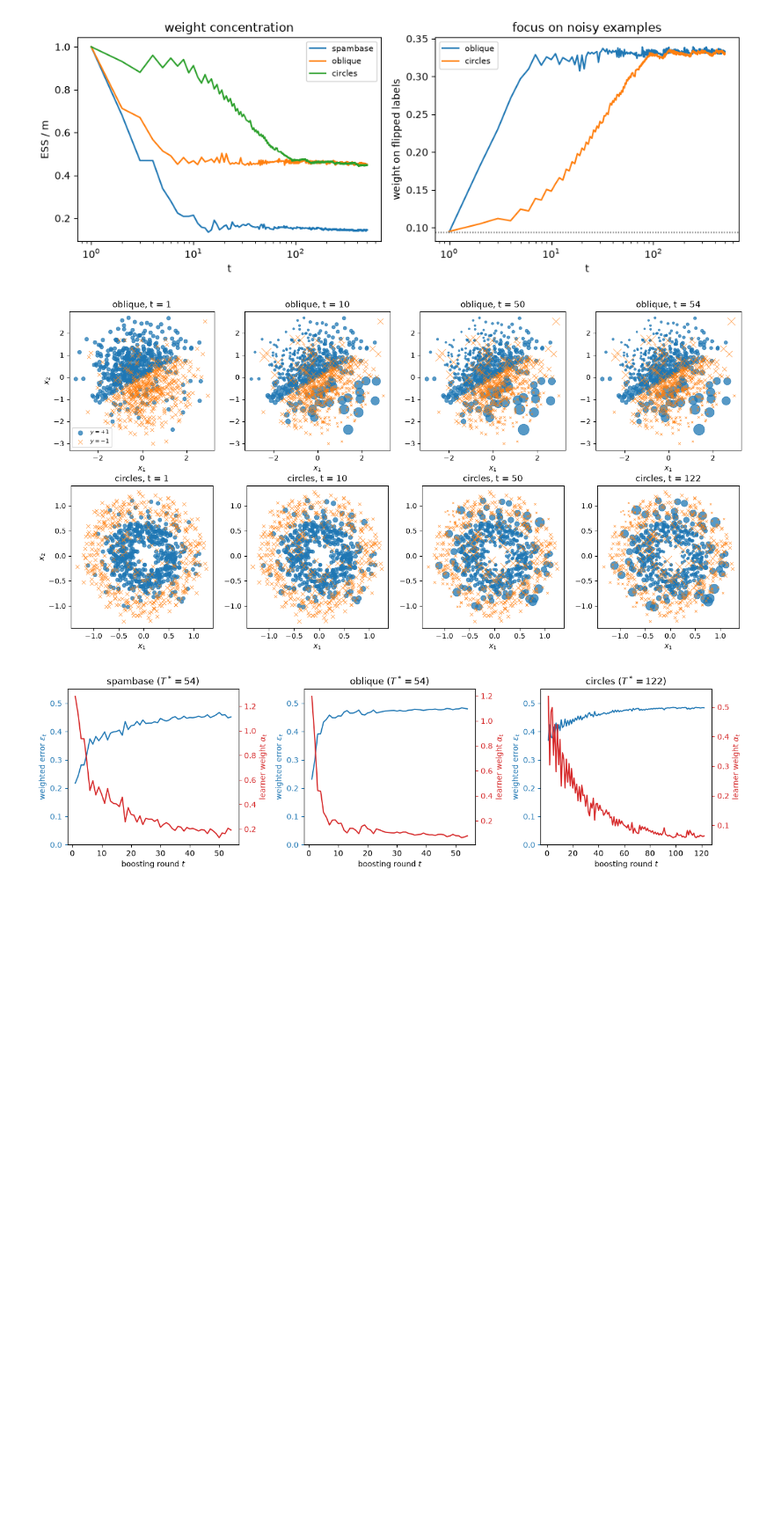
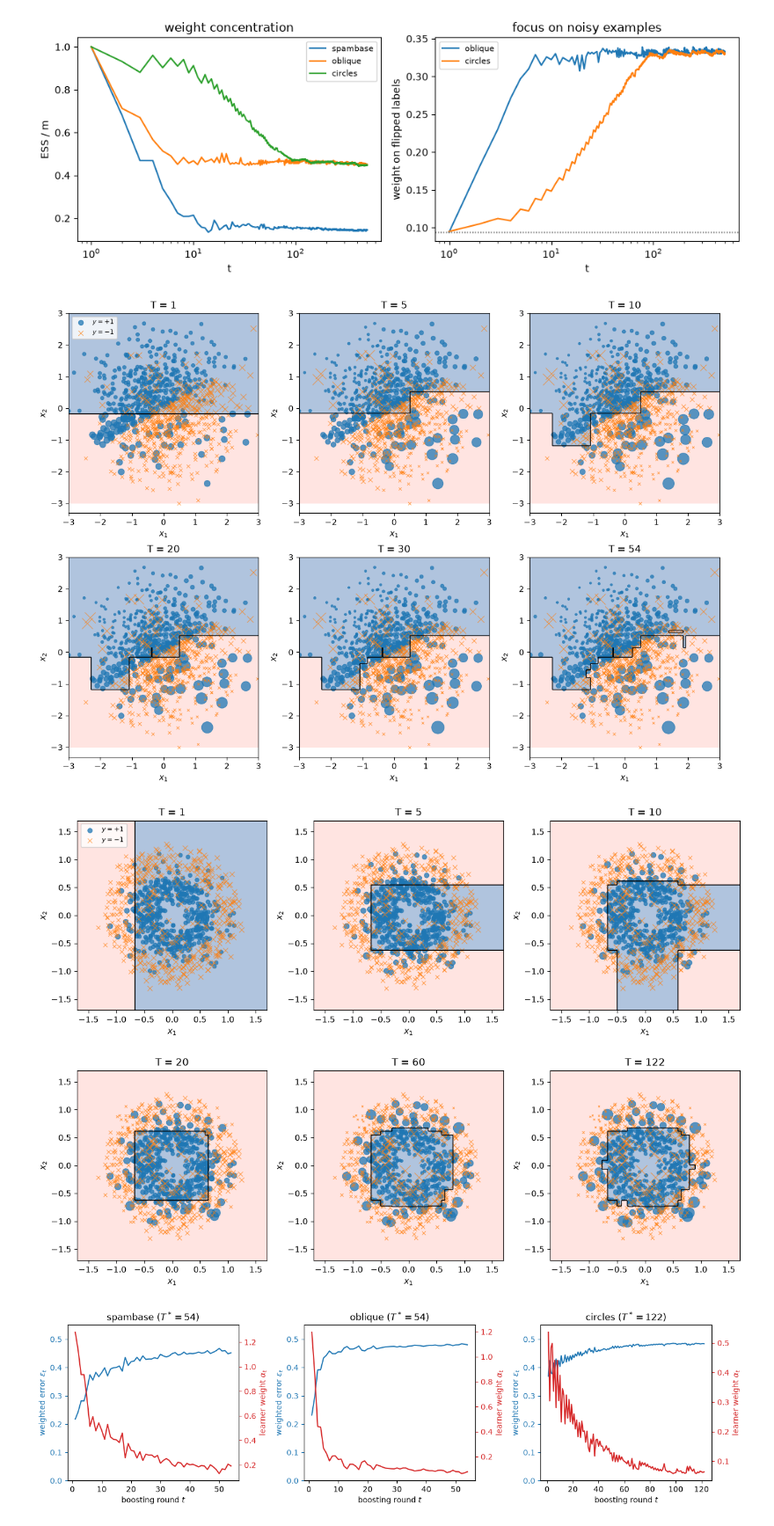
Before and after one commit to MarcoColan01/project-SM4ML2526, a Jupyter notebook: notebooks/3_adaboost.ipynb, the cells around one changed output. Shown at 88% size. Cells and saved outputs as stored; diff of their text form; code cells hidden in the pictures; blank space fills up the shorter version.

Commit message:
New graphs for adaboost

```diff
--- a/notebooks/3_adaboost.ipynb
+++ b/notebooks/3_adaboost.ipynb
@@ -79,23 +80,32 @@ plt.show()
 # %% [output]
 [figure]
 # %%
-fig, axes = plt.subplots(2, 4, figsize=(14, 7))
-for row, name in zip(axes, ("oblique", "circles")):
-    s, W = splits[name], models[name]["weights"]
+ROUNDS = {"oblique": [1, 5, 10, 20, 30, 54], "circles": [1, 5, 10, 20, 60, 122]}
+
+for name in ("oblique", "circles"):
+    s, m, lim = splits[name], models[name], LIM[name]
     X, y = s["X_train"], s["y_train"]
-    for ax, r in zip(row, [1, 10, 50, best[name]["T"]]):
-        size = 3 + 25 * W[r - 1] * len(y)
+    g = np.linspace(-lim, lim, 300)
+    G1, G2 = np.meshgrid(g, g)
+    grid = np.c_[G1.ravel(), G2.ravel()]
+
+    fig, axes = plt.subplots(2, 3, figsize=(12, 8.5))
+    for ax, T in zip(axes.flat, ROUNDS[name]):
+        Z = np.sign(adaboost.score(m, grid, T)).reshape(G1.shape)
+        ax.contourf(G1, G2, Z, levels=[-2, 0, 2], colors=["mistyrose", "lightsteelblue"])
+        ax.contour(G1, G2, Z, levels=[0], colors="k", linewidths=1)
+        size = 3 + 25 * m["weights"][T] * len(y)
         for c, st in CLASS_STYLE.items():
             sel = y == c
             ax.scatter(*X[sel].T, s=size[sel], alpha=0.75, lw=0.7, **st)
-        ax.set(title=f"{name}, t = {r}", aspect="equal", xlabel="$x_1$")
-    row[0].set_ylabel("$x_2$")
-axes[0, 0].legend(loc="lower left", fontsize=8, markerscale=1.2)
-fig.tight_layout()
-fig.savefig(cfg.FIG_DIR / "weight_scatter.pdf", bbox_inches="tight")
-plt.show()
+        ax.set(title=f"T = {T}", aspect="equal", xlabel="$x_1$", ylabel="$x_2$")
+    axes[0, 0].legend(loc="upper left", fontsize=8)
+    fig.tight_layout()
+    fig.savefig(cfg.FIG_DIR / f"boundarysample_evolution_{name}.pdf", bbox_inches="tight")
+    plt.show()
 # %% [output]
-[figure, old version]
+[figure, new version]
+[figure, added]
 # %%
 fig, axes = plt.subplots(1, 3, figsize=(13, 3.8))
 for ax, name in zip(axes, cfg.DATASETS):
```
Also changed, not shown: parts of 5 cells of this notebook, 3 other files.
